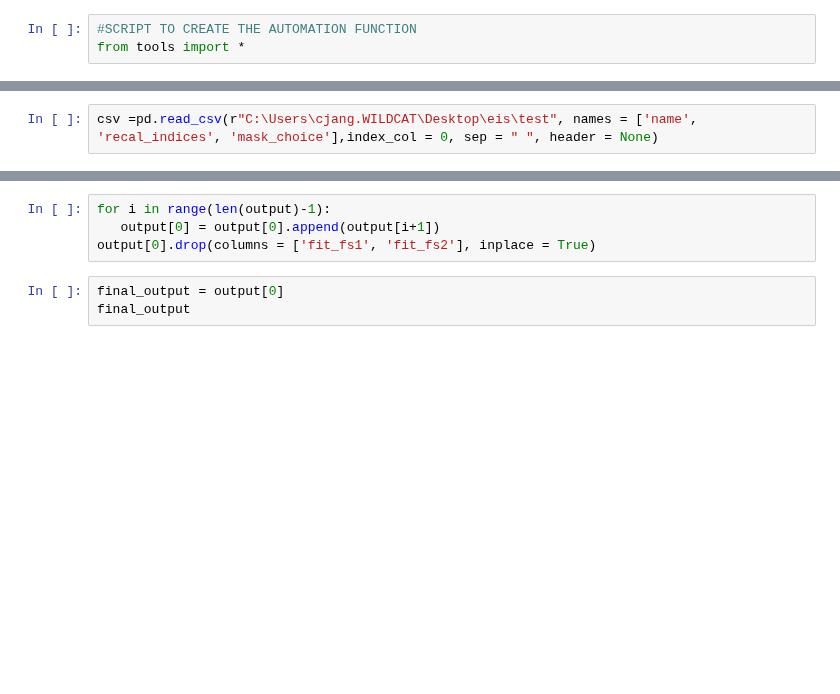
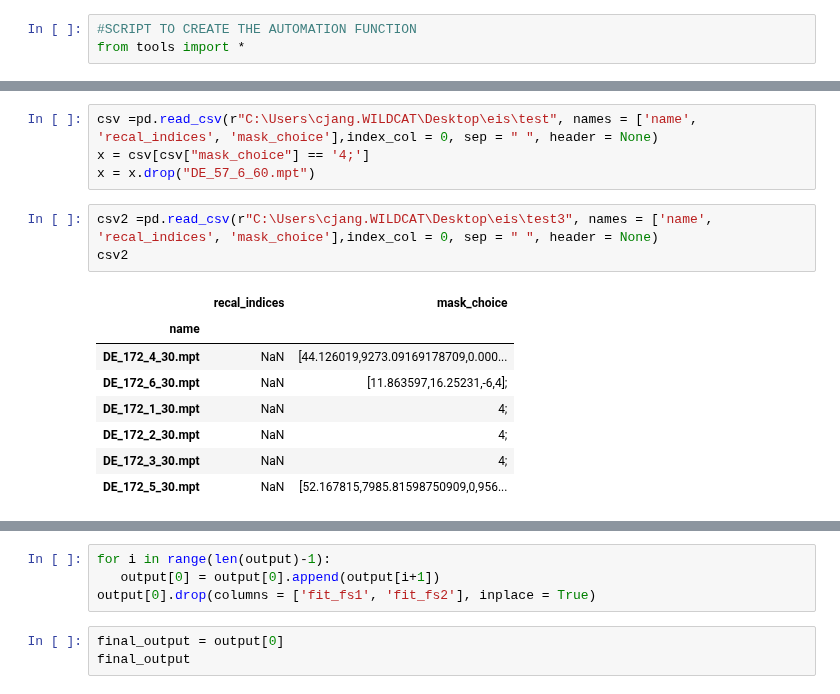
Before and after one commit to WildcatDiscovery/EIS_Manager, a Jupyter notebook: utils/auto.ipynb, the cells around one changed output, grey strips where cells are left out. Cells and saved outputs as stored; diff of their text form; blank space fills up the shorter version.

```diff
--- a/utils/auto.ipynb
+++ b/utils/auto.ipynb
@@ -4,2 +9,16 @@ from tools import *
+# %%
+csv =pd.read_csv(r"C:\Users\cjang.WILDCAT\Desktop\eis\test", names = ['name', 'recal_indices', 'mask_choice'],index_col = 0, sep = " ", header = None)
+x = csv[csv["mask_choice"] == '4;']
+x = x.drop("DE_57_6_60.mpt")
 # %%
-csv =pd.read_csv(r"C:\Users\cjang.WILDCAT\Desktop\eis\test", names = ['name', 'recal_indices', 'mask_choice'],index_col = 0, sep = " ", header = None)
+csv2 =pd.read_csv(r"C:\Users\cjang.WILDCAT\Desktop\eis\test3", names = ['name', 'recal_indices', 'mask_choice'],index_col = 0, sep = " ", header = None)
+csv2
+# %% [output]
+|  | recal_indices | mask_choice |
+| name |  |  |
+| DE_172_4_30.mpt | NaN | [44.126019,9273.09169178709,0.000... |
+| DE_172_6_30.mpt | NaN | [11.863597,16.25231,-6,4]; |
+| DE_172_1_30.mpt | NaN | 4; |
+| DE_172_2_30.mpt | NaN | 4; |
+| DE_172_3_30.mpt | NaN | 4; |
+| DE_172_5_30.mpt | NaN | [52.167815,7985.81598750909,0,956... |
```
Also changed, not shown: parts of 7 cells of this notebook, 23 other files.
